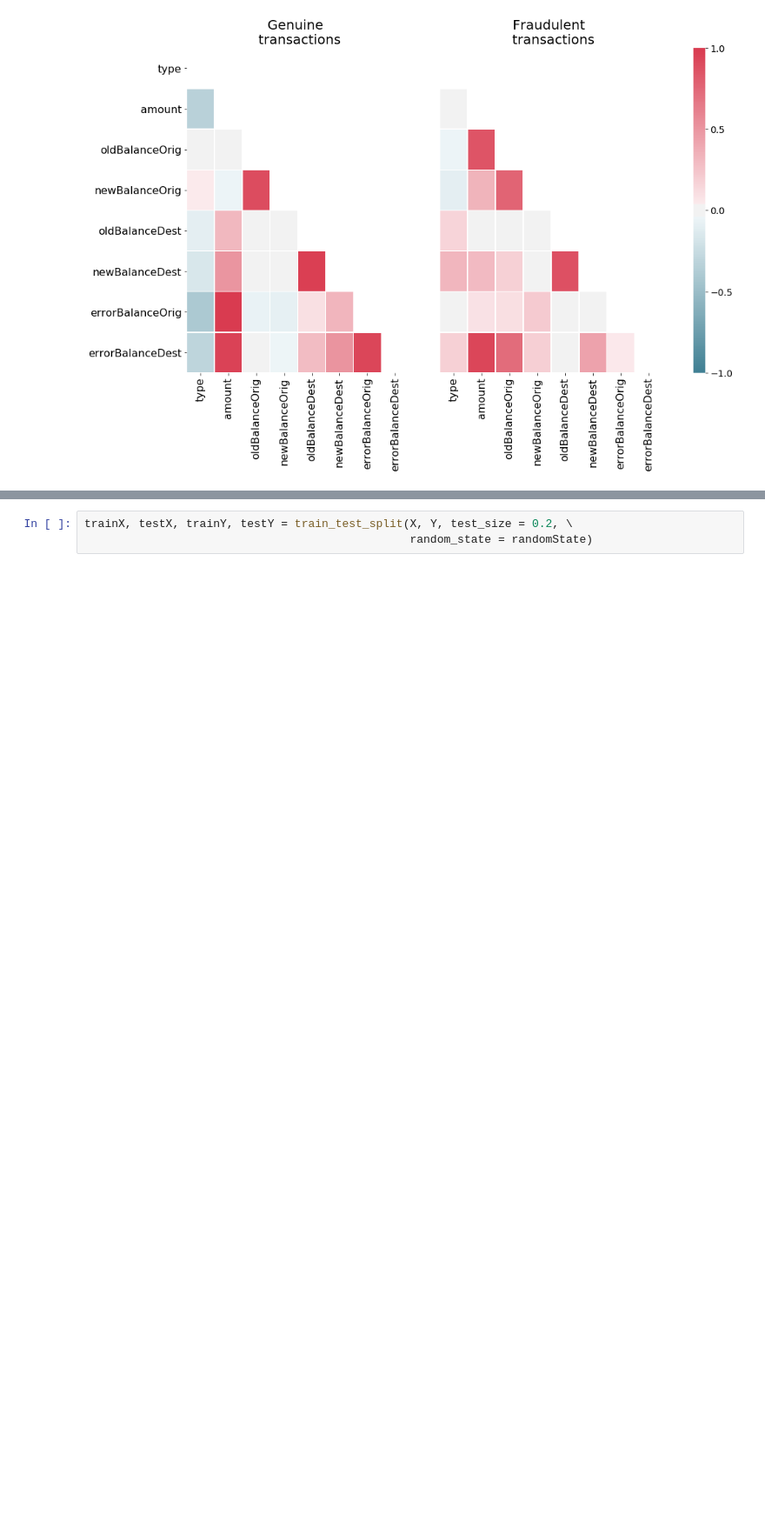
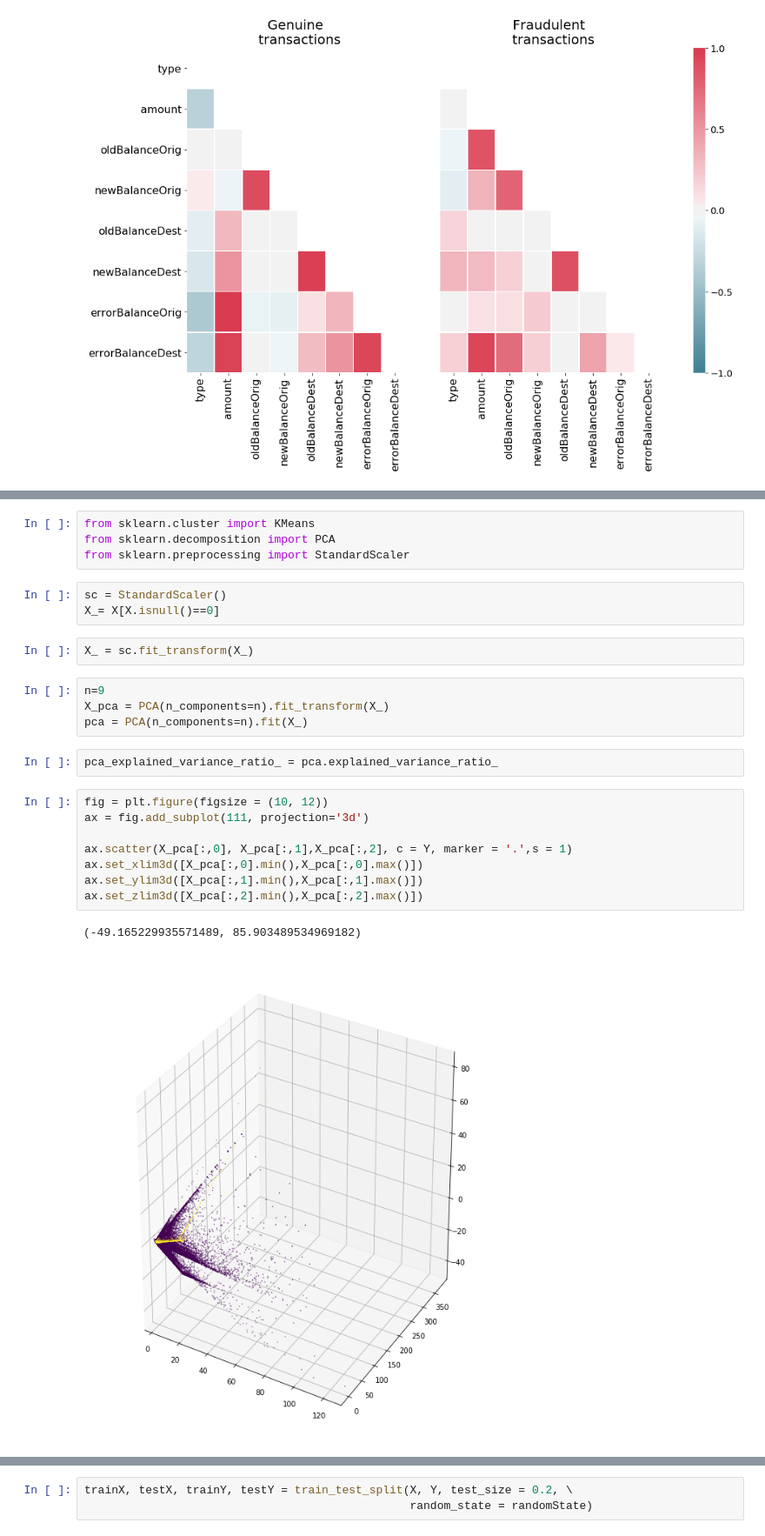
Before and after one commit to gucchi123/desing_studio, a Jupyter notebook: for_the_purpose_of_DS_demo.ipynb, the cells around one changed output, grey strips where cells are left out. Shown at 87% size. Cells and saved outputs as stored; diff of their text form; blank space fills up the shorter version.

```diff
--- a/for_the_purpose_of_DS_demo.ipynb
+++ b/for_the_purpose_of_DS_demo.ipynb
@@ -372,0 +375,26 @@ cbar_ax.set_yticklabels(cbar_ax.get_yticklabels(), size = 14);
+# %%
+from sklearn.cluster import KMeans
+from sklearn.decomposition import PCA
+from sklearn.preprocessing import StandardScaler
+# %%
+sc = StandardScaler()
+X_= X[X.isnull()==0]
+# %%
+X_ = sc.fit_transform(X_)
+# %%
+n=9
+X_pca = PCA(n_components=n).fit_transform(X_)
+pca = PCA(n_components=n).fit(X_)
+# %%
+pca_explained_variance_ratio_ = pca.explained_variance_ratio_
+# %%
+fig = plt.figure(figsize = (10, 12))
+ax = fig.add_subplot(111, projection='3d')
+
+ax.scatter(X_pca[:,0], X_pca[:,1],X_pca[:,2], c = Y, marker = '.',s = 1)
+ax.set_xlim3d([X_pca[:,0].min(),X_pca[:,0].max()])
+ax.set_ylim3d([X_pca[:,1].min(),X_pca[:,1].max()])
+ax.set_zlim3d([X_pca[:,2].min(),X_pca[:,2].max()])
+# %% [output]
+(-49.165229935571489, 85.903489534969182)
+[figure, added]
```
Also changed, not shown: parts of 16 cells of this notebook.
